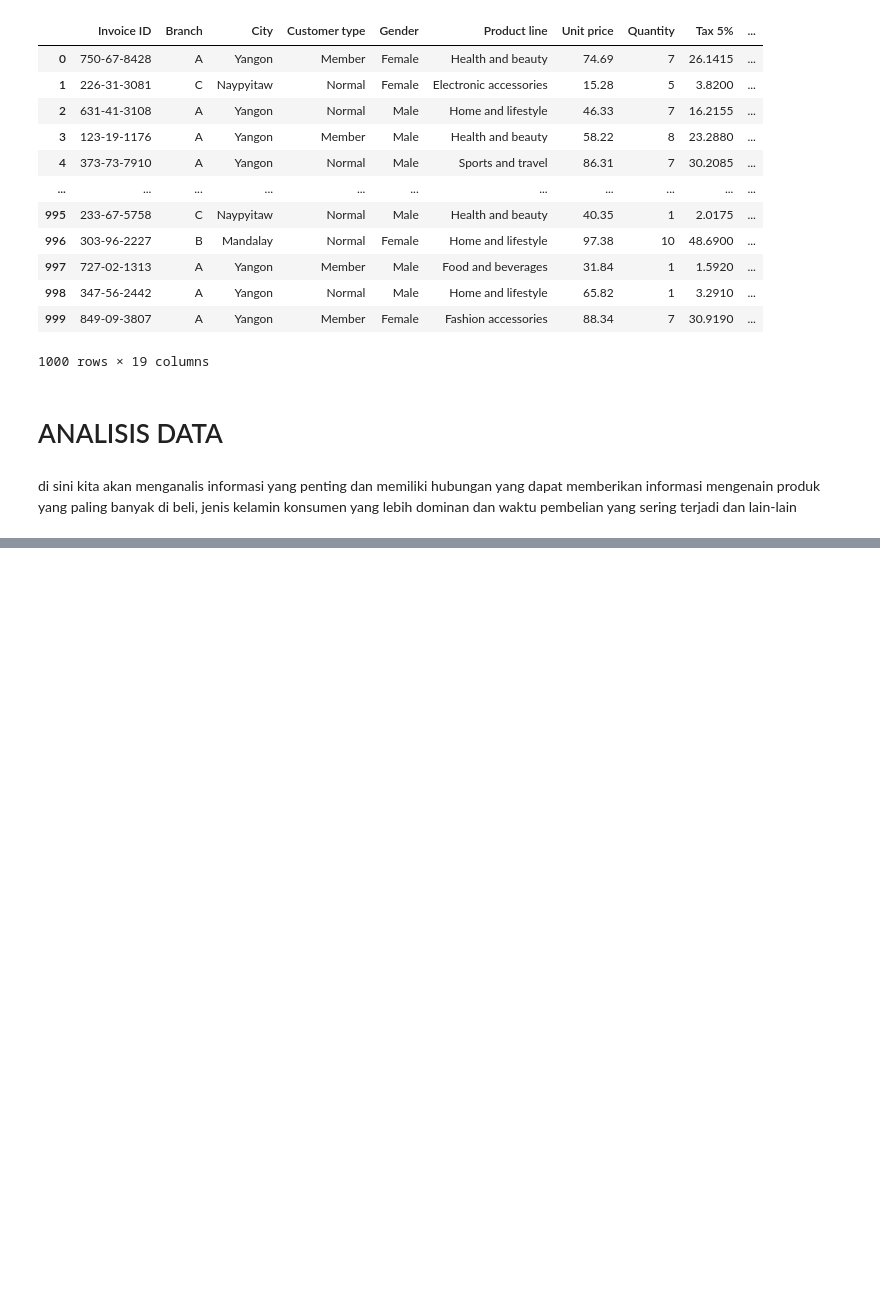
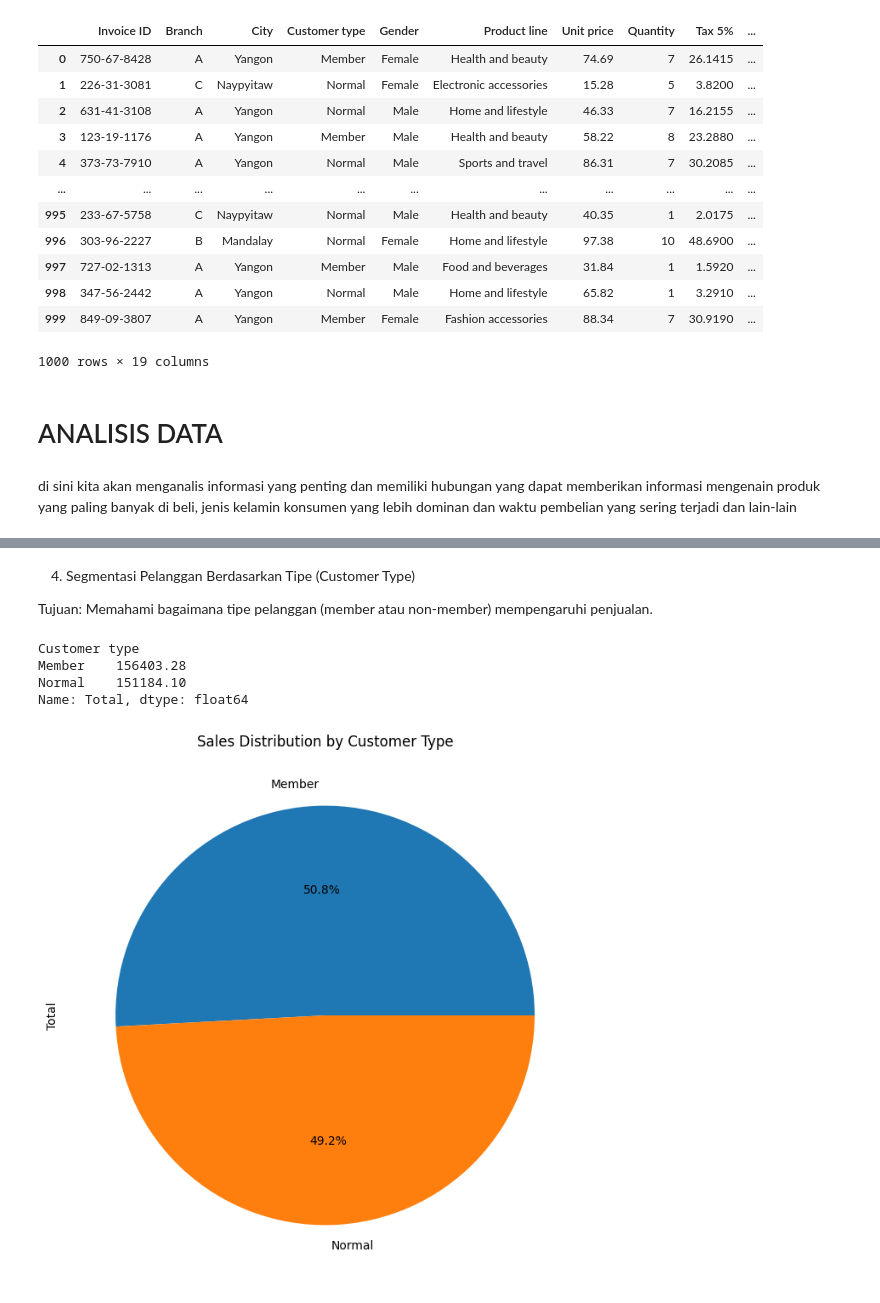
Before and after one commit to ihyaulumuddin044/portofolio_data_analyst, a Jupyter notebook: sales_analisis/market_sales.ipynb, the cells around one changed output, grey strips where cells are left out. Cells and saved outputs as stored; diff of their text form; code cells hidden in the pictures; blank space fills up the shorter version.

```diff
--- a/sales_analisis/market_sales.ipynb
+++ b/sales_analisis/market_sales.ipynb
@@ -105,0 +239,14 @@ di sini kita akan menganalis informasi yang penting dan memiliki hubungan yang d
+# %% [markdown]
+4. Segmentasi Pelanggan Berdasarkan Tipe (Customer Type)
+
+Tujuan: Memahami bagaimana tipe pelanggan (member atau non-member) mempengaruhi penjualan.
+# %%
+sales_by_customer_type = data.groupby('Customer type')['Total'].sum()
+sales_by_customer_type.plot(kind='pie', autopct='%1.1f%%', figsize=(8, 8), title="Sales Distribution by Customer Type")
+print(sales_by_customer_type)
+# %% [output]
+Customer type
+Member    156403.28
+Normal    151184.10
+Name: Total, dtype: float64
+[figure, added]
```
Also changed, not shown: parts of 22 cells of this notebook.
